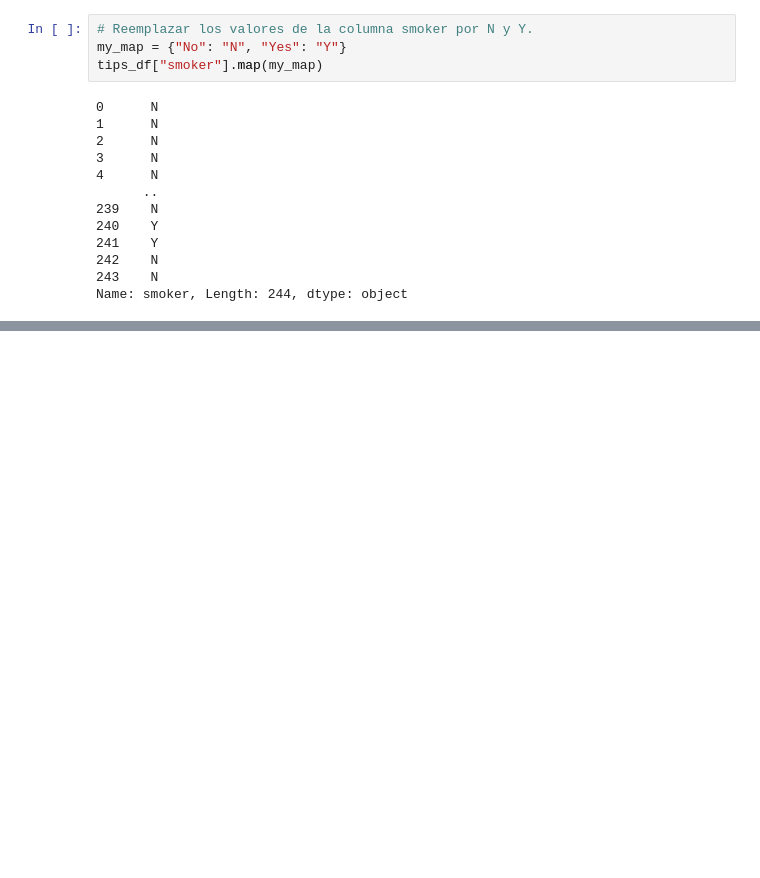
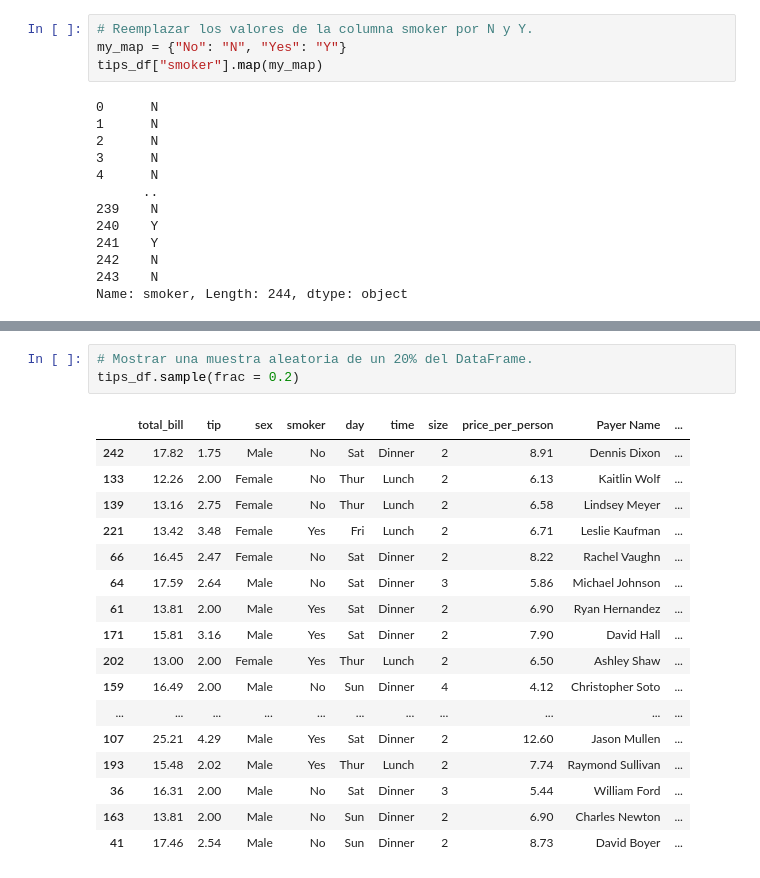
Before and after one commit to frenovatoa/Data_Science, a Jupyter notebook: Pandas/Notas/notas.ipynb, the cells around one changed output, grey strips where cells are left out. Drawn from its saved outputs; the diff is of its cells as text; blank space fills up the shorter version.

```diff
--- a/Pandas/Notas/notas.ipynb
+++ b/Pandas/Notas/notas.ipynb
@@ -1526,0 +1747,21 @@ Name: smoker, Length: 244, dtype: object
+# %%
+# Mostrar una muestra aleatoria de un 20% del DataFrame.
+tips_df.sample(frac = 0.2)
+# %% [output]
+|  | total_bill | tip | sex | smoker | day | time | size | price_per_person | Payer Name | ... |
+| 242 | 17.82 | 1.75 | Male | No | Sat | Dinner | 2 | 8.91 | Dennis Dixon | ... |
+| 133 | 12.26 | 2.00 | Female | No | Thur | Lunch | 2 | 6.13 | Kaitlin Wolf | ... |
+| 139 | 13.16 | 2.75 | Female | No | Thur | Lunch | 2 | 6.58 | Lindsey Meyer | ... |
+| 221 | 13.42 | 3.48 | Female | Yes | Fri | Lunch | 2 | 6.71 | Leslie Kaufman | ... |
+| 66 | 16.45 | 2.47 | Female | No | Sat | Dinner | 2 | 8.22 | Rachel Vaughn | ... |
+| 64 | 17.59 | 2.64 | Male | No | Sat | Dinner | 3 | 5.86 | Michael Johnson | ... |
+| 61 | 13.81 | 2.00 | Male | Yes | Sat | Dinner | 2 | 6.90 | Ryan Hernandez | ... |
+| 171 | 15.81 | 3.16 | Male | Yes | Sat | Dinner | 2 | 7.90 | David Hall | ... |
+| 202 | 13.00 | 2.00 | Female | Yes | Thur | Lunch | 2 | 6.50 | Ashley Shaw | ... |
+| 159 | 16.49 | 2.00 | Male | No | Sun | Dinner | 4 | 4.12 | Christopher Soto | ... |
+| ... | ... | ... | ... | ... | ... | ... | ... | ... | ... | ... |
+| 107 | 25.21 | 4.29 | Male | Yes | Sat | Dinner | 2 | 12.60 | Jason Mullen | ... |
+| 193 | 15.48 | 2.02 | Male | Yes | Thur | Lunch | 2 | 7.74 | Raymond Sullivan | ... |
+| 36 | 16.31 | 2.00 | Male | No | Sat | Dinner | 3 | 5.44 | William Ford | ... |
+| 163 | 13.81 | 2.00 | Male | No | Sun | Dinner | 2 | 6.90 | Charles Newton | ... |
+| 41 | 17.46 | 2.54 | Male | No | Sun | Dinner | 2 | 8.73 | David Boyer | ... |
```
Also changed, not shown: parts of 23 cells of this notebook, 1 other file.
